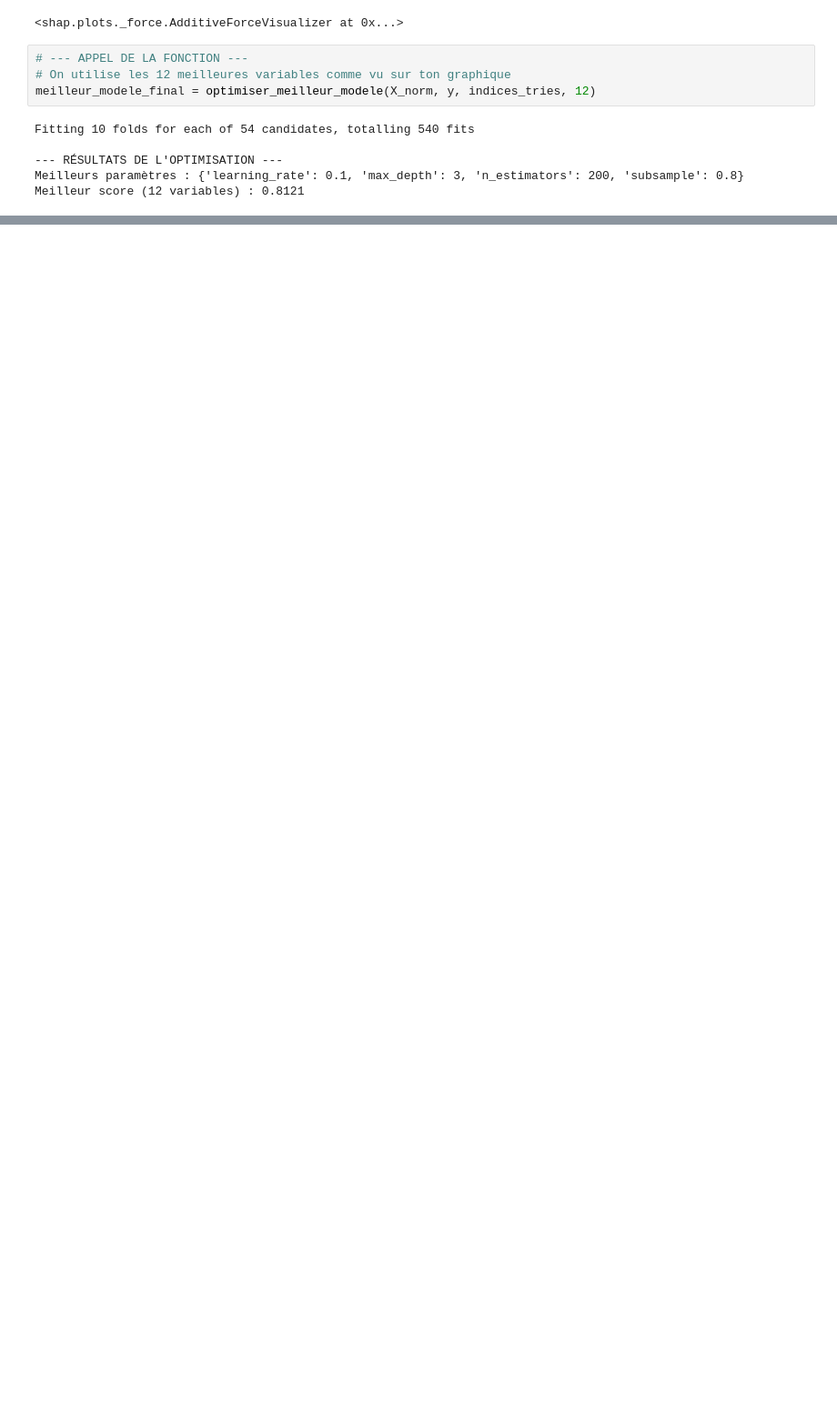
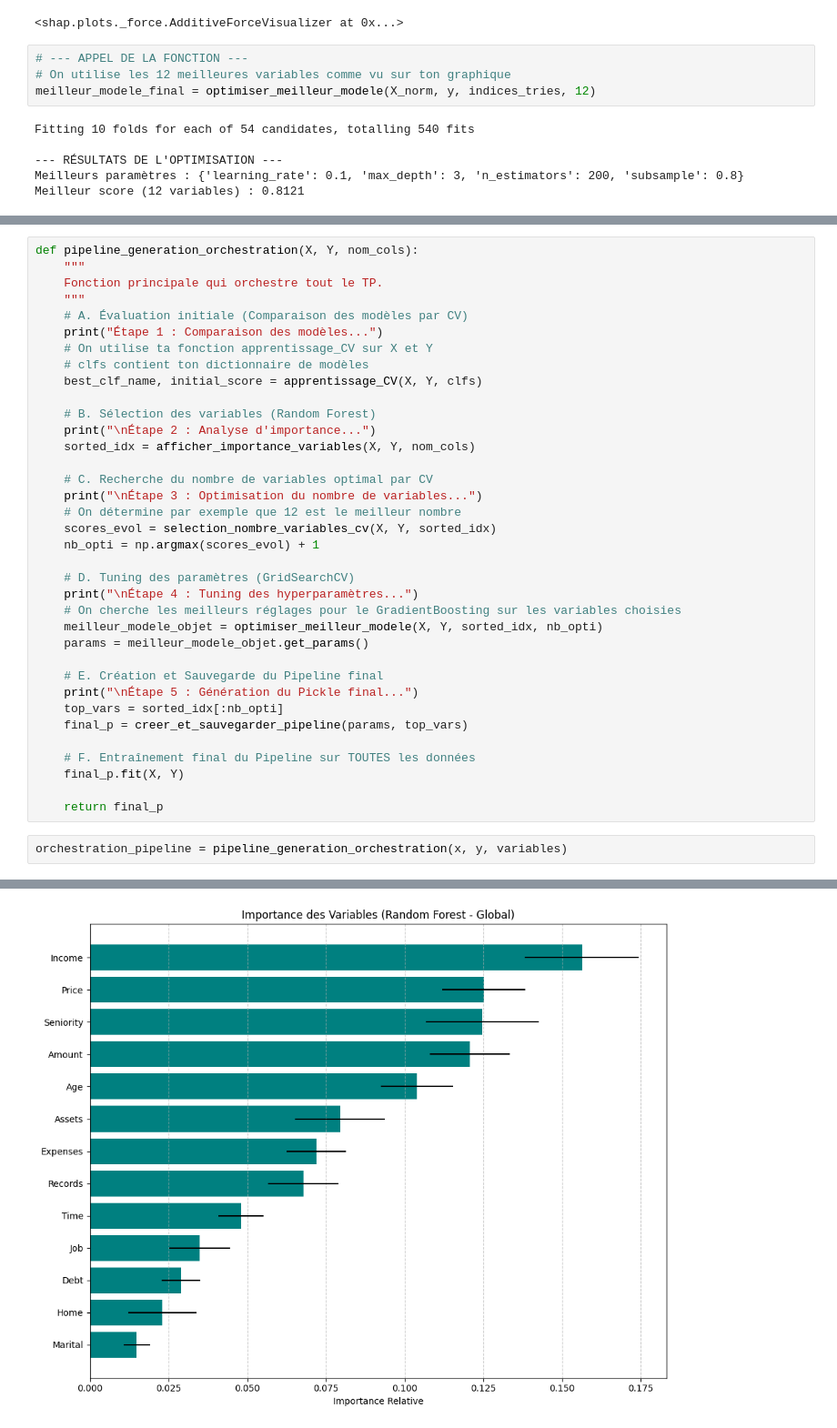
Before and after one commit to cerinekerarma/Machine_learning_project2, a Jupyter notebook: src/credit_scoring.ipynb, the cells around one changed output, grey strips where cells are left out. Shown at 91% size. Cells and saved outputs as stored; diff of their text form; blank space fills up the shorter version.

Commit message:
pipeline

```diff
--- a/src/credit_scoring.ipynb
+++ b/src/credit_scoring.ipynb
@@ -195,0 +236,39 @@ Meilleur score (12 variables) : 0.8121
+# %%
+def pipeline_generation_orchestration(X, Y, nom_cols):
+    """
+    Fonction principale qui orchestre tout le TP.
+    """
+    # A. Évaluation initiale (Comparaison des modèles par CV)
+    print("Étape 1 : Comparaison des modèles...")
+    # On utilise ta fonction apprentissage_CV sur X et Y
+    # clfs contient ton dictionnaire de modèles
+    best_clf_name, initial_score = apprentissage_CV(X, Y, clfs)
+
+    # B. Sélection des variables (Random Forest)
+    print("\nÉtape 2 : Analyse d'importance...")
+    sorted_idx = afficher_importance_variables(X, Y, nom_cols)
+
+    # C. Recherche du nombre de variables optimal par CV
+    print("\nÉtape 3 : Optimisation du nombre de variables...")
+    # On détermine par exemple que 12 est le meilleur nombre
+    scores_evol = selection_nombre_variables_cv(X, Y, sorted_idx)
+    nb_opti = np.argmax(scores_evol) + 1
+
+    # D. Tuning des paramètres (GridSearchCV)
+    print("\nÉtape 4 : Tuning des hyperparamètres...")
+    # On cherche les meilleurs réglages pour le GradientBoosting sur les variables choisies
+    meilleur_modele_objet = optimiser_meilleur_modele(X, Y, sorted_idx, nb_opti)
+    params = meilleur_modele_objet.get_params()
+
+    # E. Création et Sauvegarde du Pipeline final
+    print("\nÉtape 5 : Génération du Pickle final...")
+    top_vars = sorted_idx[:nb_opti]
+    final_p = creer_et_sauvegarder_pipeline(params, top_vars)
+
+    # F. Entraînement final du Pipeline sur TOUTES les données
+    final_p.fit(X, Y)
+
+    return final_p
+# %%
+orchestration_pipeline = pipeline_generation_orchestration(x, y, variables)
+# %% [output]
@@ -195,0 +287 @@ Meilleur score (12 variables) : 0.8121
+[figure, added]
```
Also changed, not shown: parts of 6 cells of this notebook, 1 other file.
